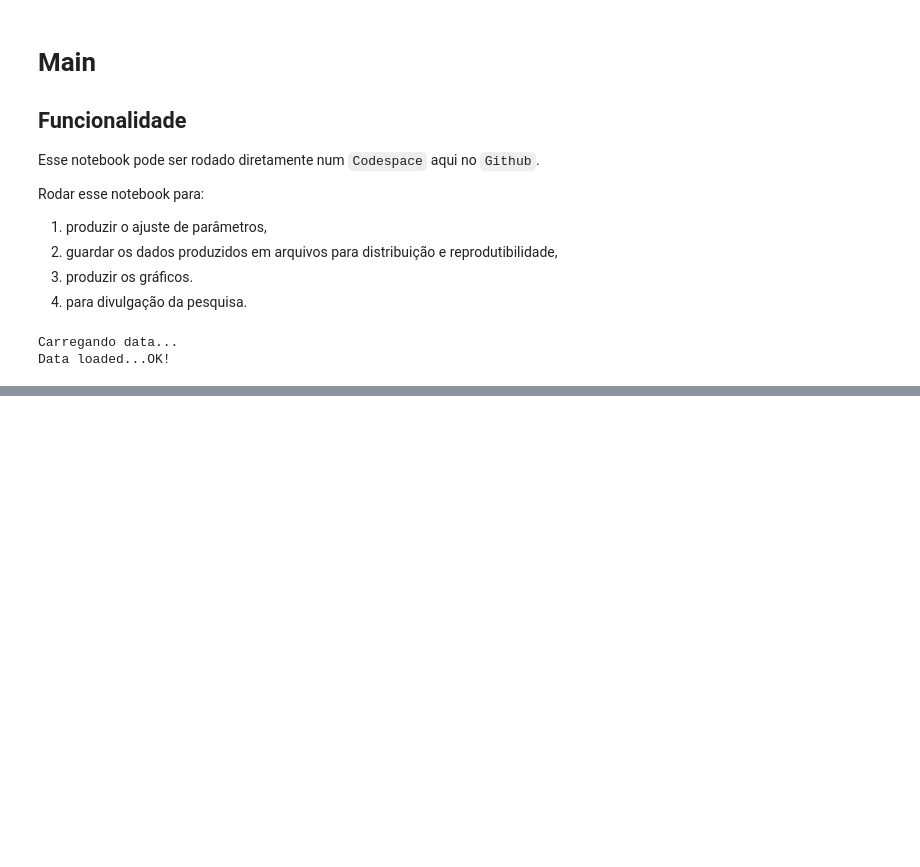
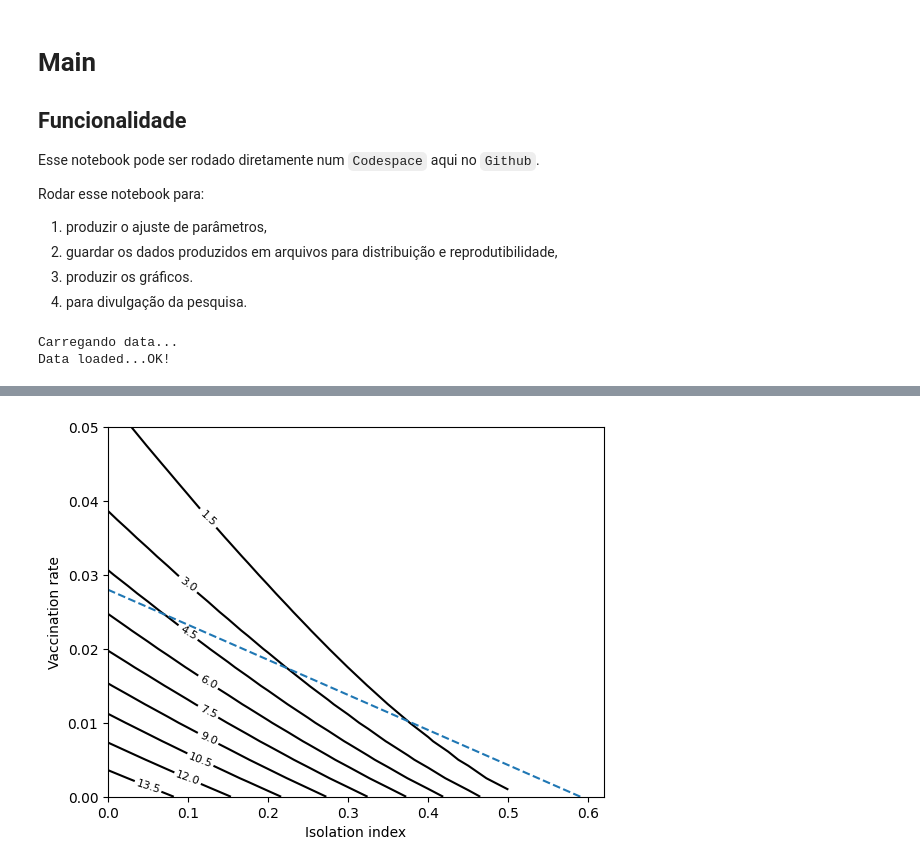
Before and after one commit to dferruzzo/Covid-19-version2, a Jupyter notebook: main.ipynb, the cells around one changed output, grey strips where cells are left out. Cells and saved outputs as stored; diff of their text form; code cells hidden in the pictures; blank space fills up the shorter version.

```diff
--- a/main.ipynb
+++ b/main.ipynb
@@ -81,0 +148,8 @@ simulations(dados_para_fit, dados_para_val, dados_fit_isol_saved, dados_fit_din_
+# %%
+# mapa
+mapa1(dados_para_val,\
+      dados_fit_isol_saved,\
+      dados_fit_din_saved,\
+      salvar_figs=False)
+# %% [output]
+[figure, added]
```
Also changed, not shown: parts of 6 cells of this notebook, 8 other files.
